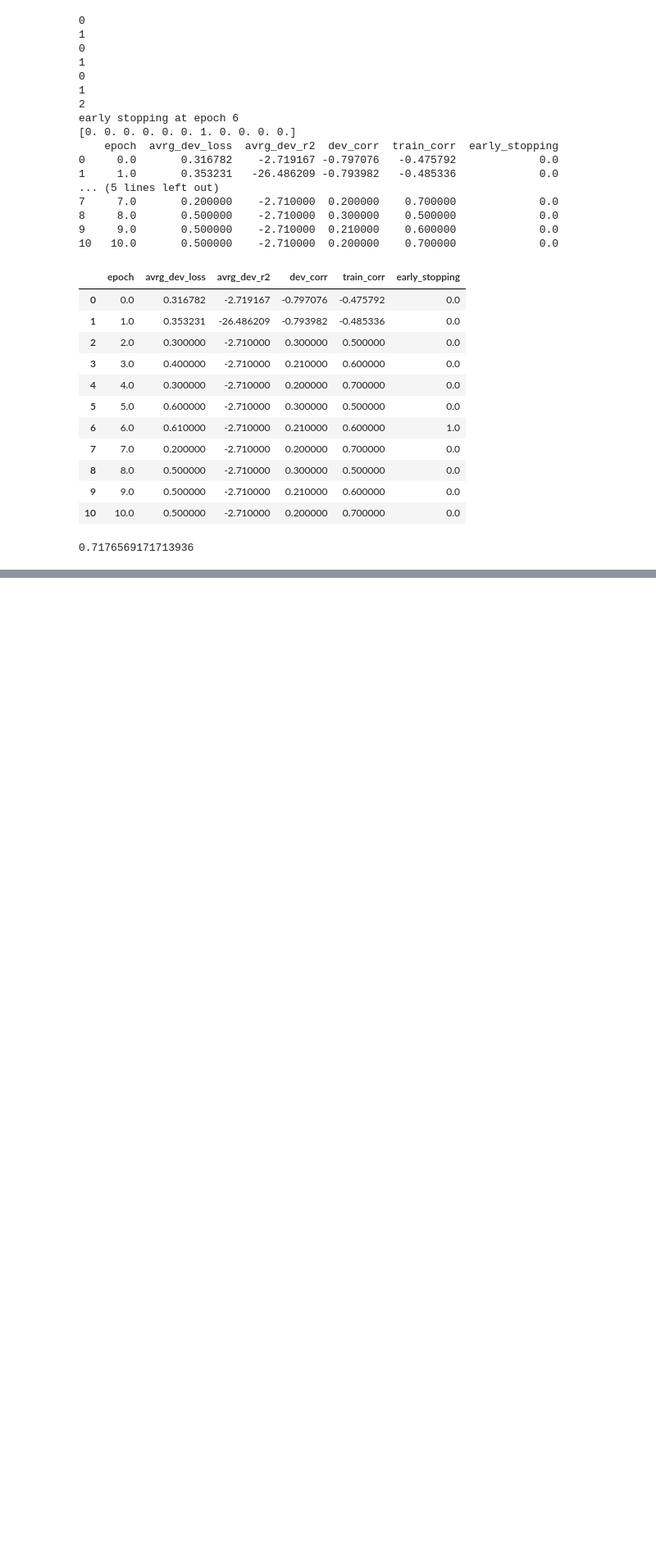
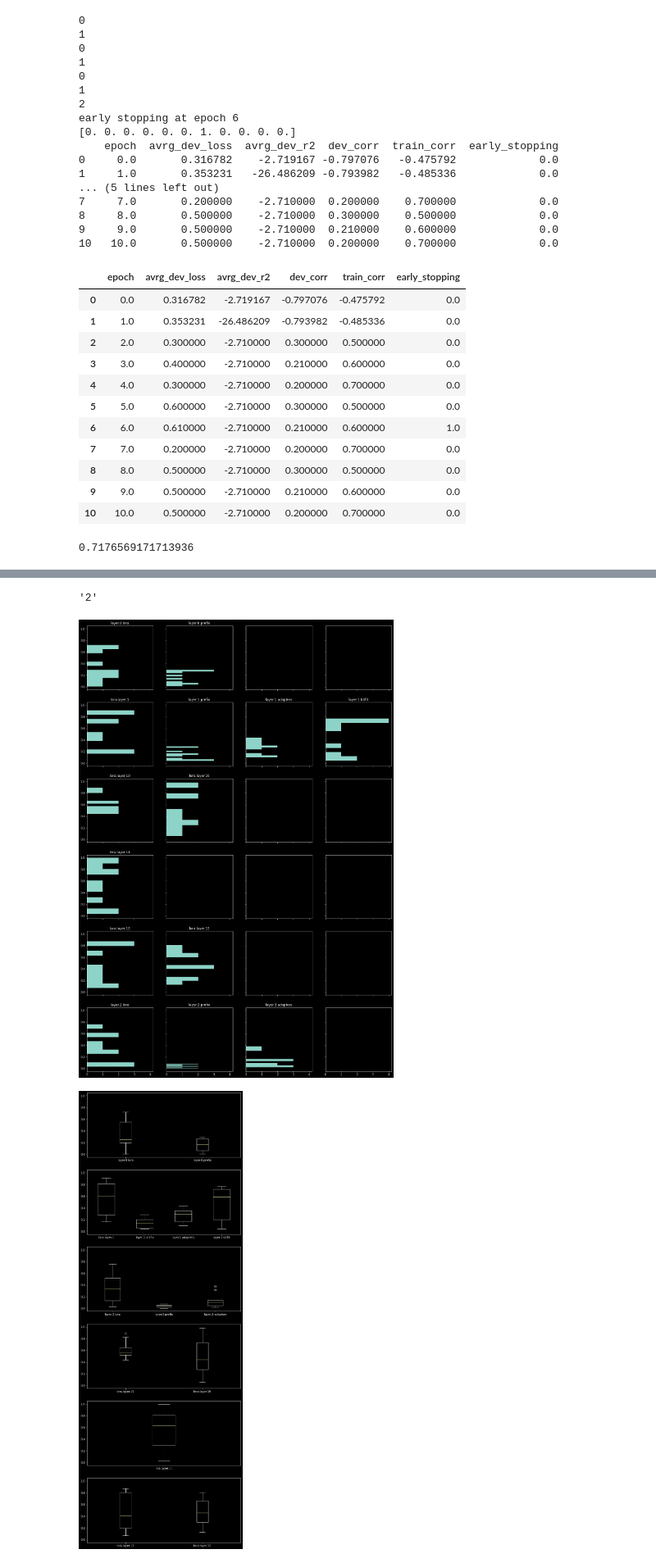
Before and after one commit to myrazma/2022_Masterthesis_Code, a Jupyter notebook: analysis/tryout.ipynb, the cells around one changed output, grey strips where cells are left out. Shown: that part at 82% size. Cells and saved outputs as stored; diff of their text form; code cells hidden in the pictures; blank space fills up the shorter version.

```diff
--- a/analysis/tryout.ipynb
+++ b/analysis/tryout.ipynb
@@ -214,0 +257,56 @@ h
+# %%
+import re
+
+text = 'tes.123,layer2'
+
+layer = re.search('layer[0-9]{1,}', text)
+layer_num = re.search('[0-9]{1,}', layer.group(0)).group(0)
+layer_num
+#if m:
+#    found = m.group(1)
+#found
+# %% [output]
+'2'
+# %%
+n = np.random.rand(10)
+amount = 10
+grads = [('lora.layer.1', np.random.rand(amount)),('lora.layer.10', np.random.rand(amount)),('lora.layer.12', np.random.rand(amount)),('lora.layer.12', np.random.rand(amount)),('lora.layer.11', np.random.rand(amount)),('lora.layer.10', np.random.rand(amount)), ('layer.1.prefix', np.random.rand(amount)*0.3), ('layer.0.lora', np.random.rand(amount)*0.8), ('layer.1.adapters', np.random.rand(amount)*0.5), ('layer.2.lora', np.random.rand(amount)*0.8), ('layer.0.prefix', np.random.rand(amount)*0.3), ('layer.2.prefix', np.random.rand(amount)*0.1), ('layer.1.bitfit', np.random.rand(amount)*0.8), ('layer.2.adapters', np.random.rand(amount)*0.4)]
+sort_by_layer = {}
+for (n, grad) in grads:
+    layer = re.search('layer\.[0-9]{1,}', n)
+    layer_num = re.search('[0-9]{1,}', layer.group(0)).group(0)
+    if layer_num not in sort_by_layer:
+        sort_by_layer[layer_num] = [(n, grad)]
+    else:
+        sort_by_layer[layer_num].append((n, grad))
+
+sub_fig_y = len(sort_by_layer.keys())
+sub_fig_x = max([len(sort_by_layer[key]) for key in sort_by_layer.keys()])
+
+fig, axs = plt.subplots(sub_fig_y, sub_fig_x, sharey=True, sharex=True, figsize=(sub_fig_x*5, sub_fig_y*5))
+
+for i, (key, val) in enumerate(sorted(sort_by_layer.items(), key=lambda x: x[0])):
+    key_num = int(key)
+    for j, (n, grads) in enumerate(val):
+        axs[i, j].hist(grads, orientation="horizontal")
+        axs[i,j].set_title(n)
+
+plt.show()
+plt.close()
+
+
+fig, axs = plt.subplots(sub_fig_y, 1, sharey=True, sharex=False, figsize=(sub_fig_x*5/2, sub_fig_y*5))
+
+for i, (key, val) in enumerate(sorted(sort_by_layer.items(), key=lambda x: int(x[0]))):
+    key_num = int(key)
+    gradients = [grads for (n, grads) in val]
+    names = [n for (n, grads) in val]
+    axs[i].boxplot(gradients, labels=names)
+    #axs[i].set_labels(names)
+
+    #for j, (n, grads) in enumerate(val):
+    #    axs[i, j].boxplot(grads)
+    #    axs[i,j].set_title(n)
+# %% [output]
+[figure, added]
+[figure, added]
```
Also changed, not shown: parts of 8 cells of this notebook, 4 other files.
